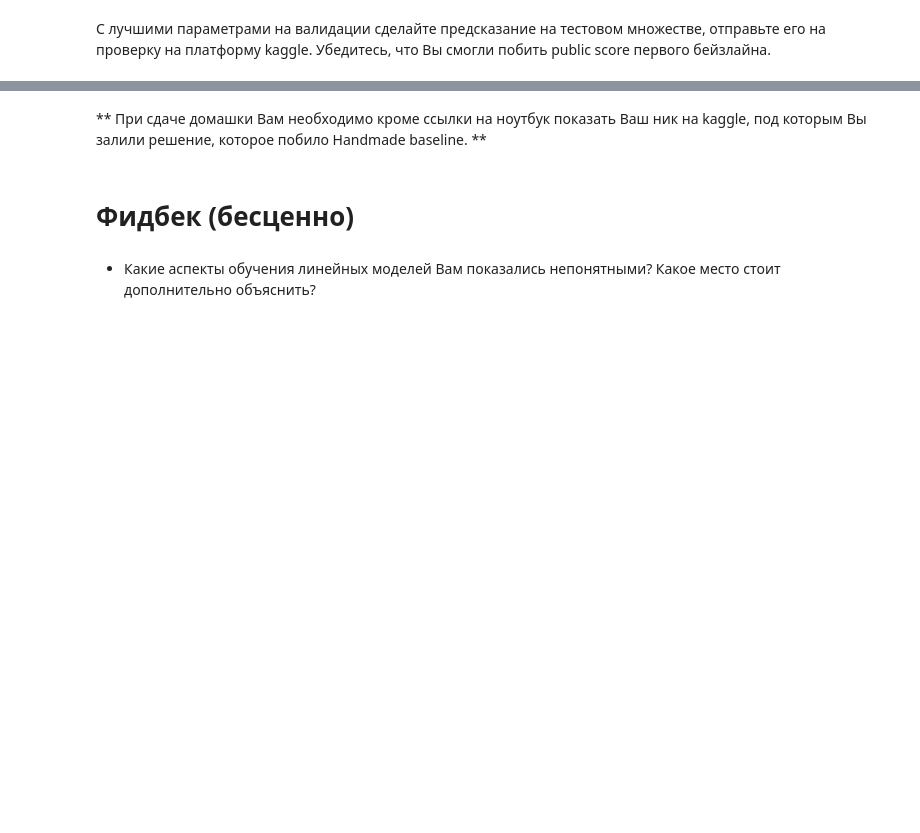
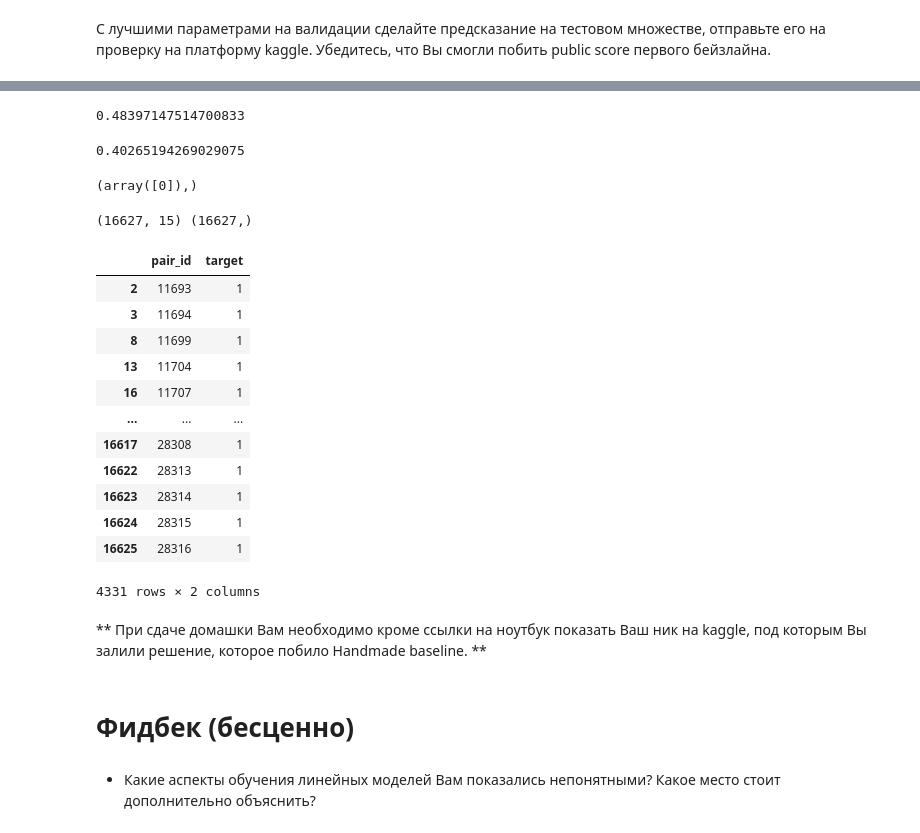
Before and after one commit to nelly125/ML_2021, a Jupyter notebook: Perfilyeva_Nelly_hw_2.ipynb, the cells around one changed output, grey strips where cells are left out. Drawn from its saved outputs; the diff is of its cells as text; code cells hidden in the pictures; blank space fills up the shorter version.

```diff
--- a/Perfilyeva_Nelly_hw_2.ipynb
+++ b/Perfilyeva_Nelly_hw_2.ipynb
@@ -738,0 +903,43 @@ log-reg
+# %%
+mean_score.max()
+# %% [output]
+0.48397147514700833
+# %%
+mean_score = np.mean(score, axis = 0)
+print(mean_score.max())
+np.where(mean_score == mean_score.max())
+# %% [output]
+0.40265194269029075
+(array([0]),)
+# %%
+test_data = pd.read_csv('test_groups.csv')
+testgroups_titledata = {}
+for i in range(len(test_data)):
+    new_doc = test_data.iloc[i]
+    doc_group = new_doc['group_id']
+    doc_id = new_doc['doc_id']
+    title = doc_to_title[doc_id]
+    if doc_group not in testgroups_titledata:
+        testgroups_titledata[doc_group] = []
+    testgroups_titledata[doc_group].append((doc_id, title))
+
+X_test = []
+groups_test = []
+for new_group in testgroups_titledata:
+    docs = testgroups_titledata[new_group]
+    for k, (doc_id, title) in enumerate(docs):
+        groups_test.append(new_group)
+        all_dist = []
+        words = set(title.strip().split())
+        for j in range(0, len(docs)):
+            if k == j:
+                continue
+            doc_id_j, title_j = docs[j]
+            words_j = set(title_j.strip().split())
+            all_dist.append(len(words.intersection(words_j)))
+        X_test.append(sorted(all_dist, reverse=True)[0:15])
+X_test = np.array(X_test)
+groups_test = np.array(groups_test)
+print(X_test.shape, groups_test.shape)
+# %% [output]
+(16627, 15) (16627,)
@@ -739,2 +958,20 @@ log-reg
+# %%
+res = pd.read_csv('res.csv')
+res.describe()
+res[res['target'] == 1]
+# %% [output]
+|  | pair_id | target |
+| 2 | 11693 | 1 |
+| 3 | 11694 | 1 |
+| 8 | 11699 | 1 |
+| 13 | 11704 | 1 |
+| 16 | 11707 | 1 |
+| ... | ... | ... |
+| 16617 | 28308 | 1 |
+| 16622 | 28313 | 1 |
+| 16623 | 28314 | 1 |
+| 16624 | 28315 | 1 |
+| 16625 | 28316 | 1 |
+4331 rows × 2 columns
 # %% [markdown]
 ** При сдаче домашки Вам необходимо кроме ссылки на ноутбук показать Ваш ник на kaggle, под которым Вы залили решение, которое побило Handmade baseline. **
```
Also changed, not shown: parts of 56 cells of this notebook.
